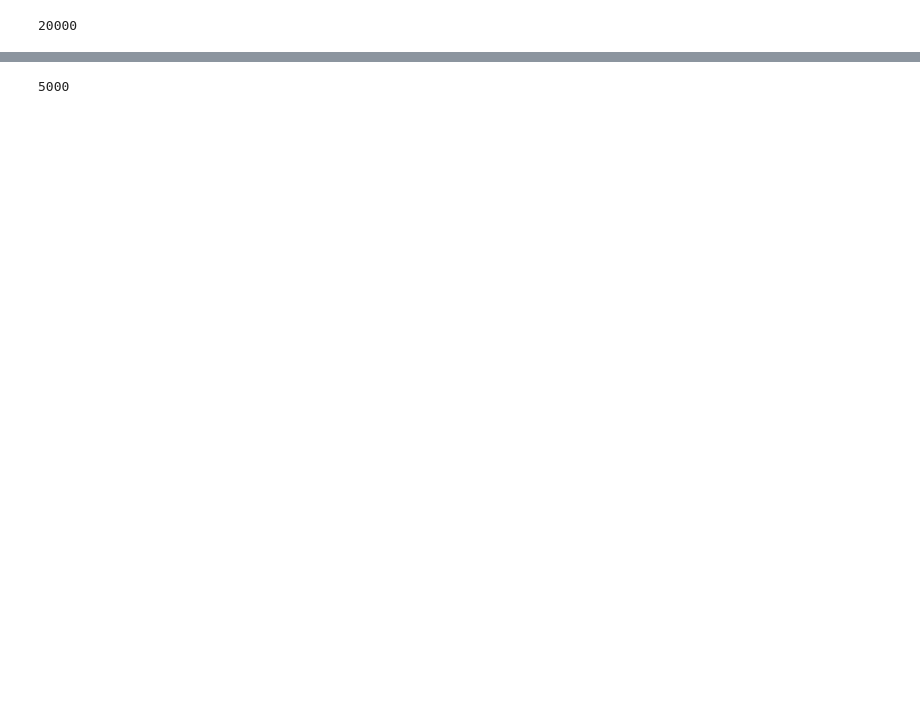
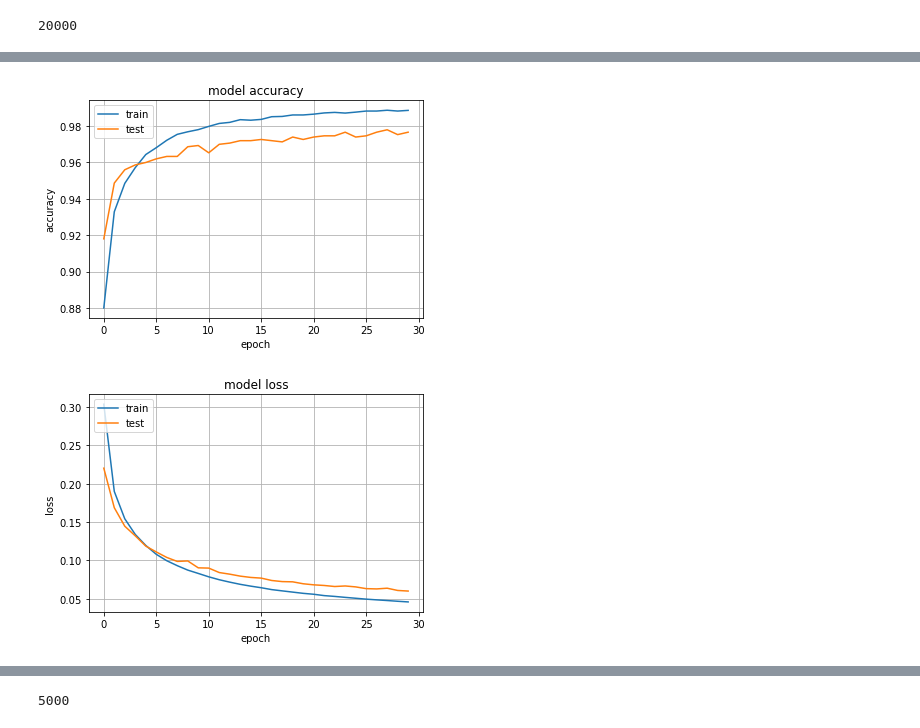
Before and after one commit to andreacutrera/comics_faces_recognizer, a Jupyter notebook: preprocessing_data.ipynb, the cells around one changed output, grey strips where cells are left out. Drawn from its saved outputs; the diff is of its cells as text; code cells hidden in the pictures; blank space fills up the shorter version.

```diff
--- a/preprocessing_data.ipynb
+++ b/preprocessing_data.ipynb
@@ -717,0 +666,13 @@ from tensorflow.keras import layers
+# %%
+model_1 = tf.keras.Sequential(
+    [
+        tf.keras.layers.Flatten(input_shape=(50, 50)),
+        tf.keras.layers.Dense(num_classes, activation='softmax')
+    ])
+
+model_1.compile(optimizer='sgd',
+                loss='categorical_crossentropy',
+                metrics=['accuracy'])
+
+# print model layers
+model_1.summary()
@@ -717,0 +695,11 @@ from tensorflow.keras import layers
+# %%
+BATCH_SIZE = 64
+epochs = 30
+
+model_1.compile(loss="categorical_crossentropy",
+              optimizer="sgd", metrics=["accuracy"])
+
+history = model_1.fit(x_train, y_train,
+                    batch_size=BATCH_SIZE,
+                    epochs=epochs,
+                    validation_split=0.1)
@@ -717,0 +724,23 @@ from tensorflow.keras import layers
+# %%
+# summarize history for accuracy
+plt.plot(history.history['accuracy'])
+plt.plot(history.history['val_accuracy'])
+plt.title('model accuracy')
+plt.ylabel('accuracy')
+plt.xlabel('epoch')
+plt.legend(['train', 'test'], loc='upper left')
+plt.grid()
+plt.show()
+
+# summarize history for loss
+plt.plot(history.history['loss'])
+plt.plot(history.history['val_loss'])
+plt.title('model loss')
+plt.ylabel('loss')
+plt.xlabel('epoch')
+plt.legend(['train', 'test'], loc='upper left')
+plt.grid()
+plt.show()
+# %% [output]
+[figure, added]
+[figure, added]
```
Also changed, not shown: parts of 101 cells of this notebook.
